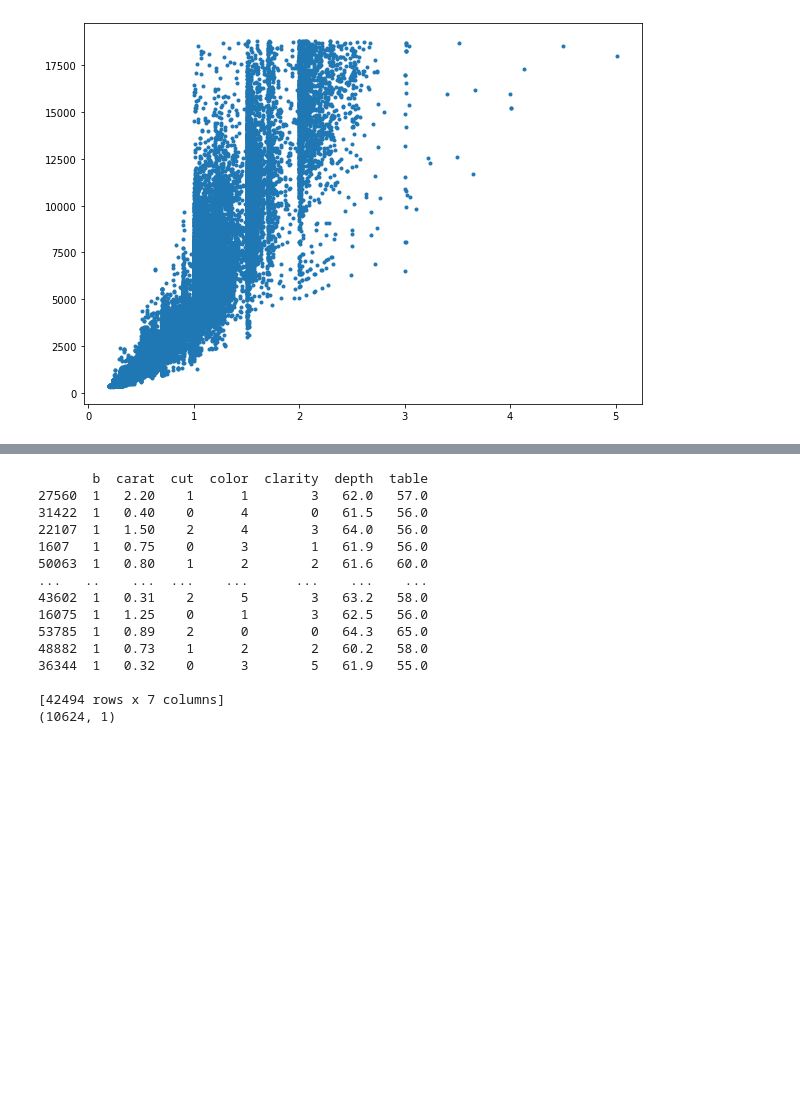
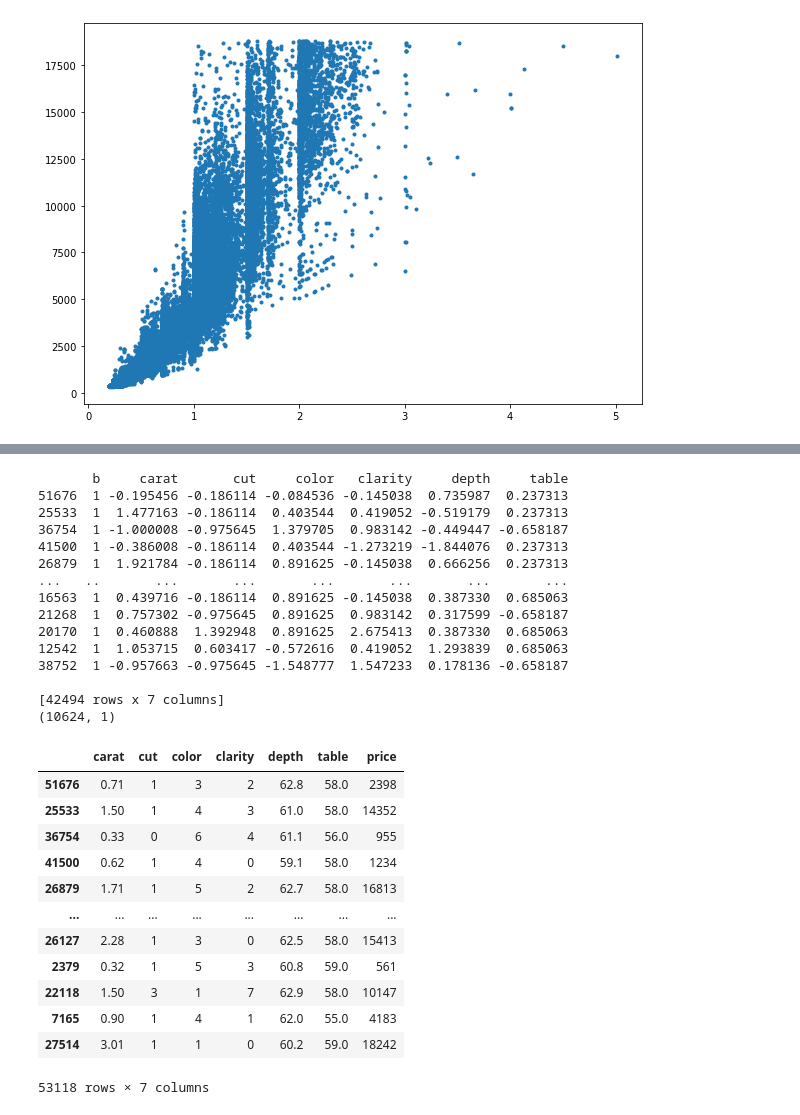
Before and after one commit to Aswathanarayanan/ML, a Jupyter notebook: regressionUni.ipynb, the cells around one changed output, grey strips where cells are left out. Saved outputs shown, nothing was run; the diff lists cells and outputs as text; code cells hidden in the pictures; blank space fills up the shorter version.

```diff
--- a/regressionUni.ipynb
+++ b/regressionUni.ipynb
@@ -293,12 +305,25 @@ Multi varient linear regression
 
 split data
 """
+# x=ds
+# print(ds)
+x=ds.drop(columns='b',inplace=False)
 
-x_m_train=ds.iloc[:int(ds.shape[0]*0.8),:7]
-y_m_train=ds.iloc[:int(ds.shape[0]*0.8),7]
-x_m_test=ds.iloc[int(ds.shape[0]*0.8):,:7]
-y_m_test=ds.iloc[int(ds.shape[0]*0.8):,7]
-print(x_m_train)
+x_m_train=x.iloc[:int(x.shape[0]*0.8),:6]
+y_m_train=x.iloc[:int(x.shape[0]*0.8),6]
+x_m_test=x.iloc[int(x.shape[0]*0.8):,:6]
+y_m_test=x.iloc[int(x.shape[0]*0.8):,6]
+
+
+
+"""
+Normalise train and test data
+
+"""
+x_m_train=(x_m_train-x_m_train.mean())/x_m_train.std()
+x_m_test=(x_m_test-x_m_test.mean())/x_m_test.std()
+x_m_train.insert(0,'b',1)
+x_m_test.insert(0,'b',1)
 
 #converting to numpy
 arr=y_m_train.values
@@ -308,24 +333,40 @@ y_m_train=arr.reshape((y_m_train.shape[0],1))
 #converting to numpy
 arr=y_m_test.values
 y_m_test=arr.reshape((y_m_test.shape[0],1))
-
+print(x_m_train)
 print(y_m_test.shape)
 # %% [output]
-       b  carat  cut  color  clarity  depth  table
-27560  1   2.20    1      1        3   62.0   57.0
-31422  1   0.40    0      4        0   61.5   56.0
-22107  1   1.50    2      4        3   64.0   56.0
-1607   1   0.75    0      3        1   61.9   56.0
-50063  1   0.80    1      2        2   61.6   60.0
-...   ..    ...  ...    ...      ...    ...    ...
-43602  1   0.31    2      5        3   63.2   58.0
-16075  1   1.25    0      1        3   62.5   56.0
-53785  1   0.89    2      0        0   64.3   65.0
-48882  1   0.73    1      2        2   60.2   58.0
-36344  1   0.32    0      3        5   61.9   55.0
+       b     carat       cut     color   clarity     depth     table
+51676  1 -0.195456 -0.186114 -0.084536 -0.145038  0.735987  0.237313
+25533  1  1.477163 -0.186114  0.403544  0.419052 -0.519179  0.237313
+36754  1 -1.000008 -0.975645  1.379705  0.983142 -0.449447 -0.658187
+41500  1 -0.386008 -0.186114  0.403544 -1.273219 -1.844076  0.237313
+26879  1  1.921784 -0.186114  0.891625 -0.145038  0.666256  0.237313
+...   ..       ...       ...       ...       ...       ...       ...
+16563  1  0.439716 -0.186114  0.891625 -0.145038  0.387330  0.685063
+21268  1  0.757302 -0.975645  0.891625  0.983142  0.317599 -0.658187
+20170  1  0.460888  1.392948  0.891625  2.675413  0.387330  0.685063
+12542  1  1.053715  0.603417 -0.572616  0.419052  1.293839  0.685063
+38752  1 -0.957663 -0.975645 -1.548777  1.547233  0.178136 -0.658187
 
 [42494 rows x 7 columns]
 (10624, 1)
+# %%
+x
+# %% [output]
+|  | carat | cut | color | clarity | depth | table | price |
+| 51676 | 0.71 | 1 | 3 | 2 | 62.8 | 58.0 | 2398 |
+| 25533 | 1.50 | 1 | 4 | 3 | 61.0 | 58.0 | 14352 |
+| 36754 | 0.33 | 0 | 6 | 4 | 61.1 | 56.0 | 955 |
+| 41500 | 0.62 | 1 | 4 | 0 | 59.1 | 58.0 | 1234 |
+| 26879 | 1.71 | 1 | 5 | 2 | 62.7 | 58.0 | 16813 |
+| ... | ... | ... | ... | ... | ... | ... | ... |
+| 26127 | 2.28 | 1 | 3 | 0 | 62.5 | 58.0 | 15413 |
+| 2379 | 0.32 | 1 | 5 | 3 | 60.8 | 59.0 | 561 |
+| 22118 | 1.50 | 3 | 1 | 7 | 62.9 | 58.0 | 10147 |
+| 7165 | 0.90 | 1 | 4 | 1 | 62.0 | 55.0 | 4183 |
+| 27514 | 3.01 | 1 | 1 | 0 | 60.2 | 59.0 | 18242 |
+53118 rows × 7 columns
 # %%
 """Multi varient linear regression
 
```
Also changed, not shown: parts of 5 cells of this notebook.
